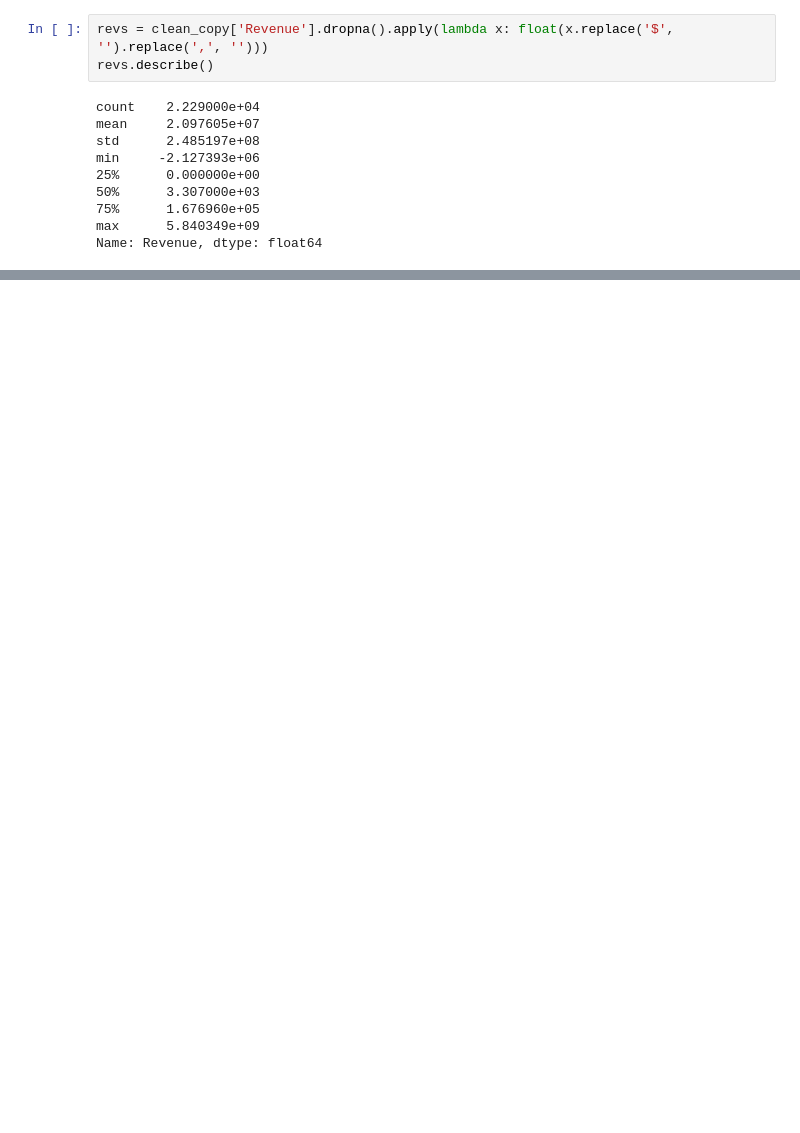
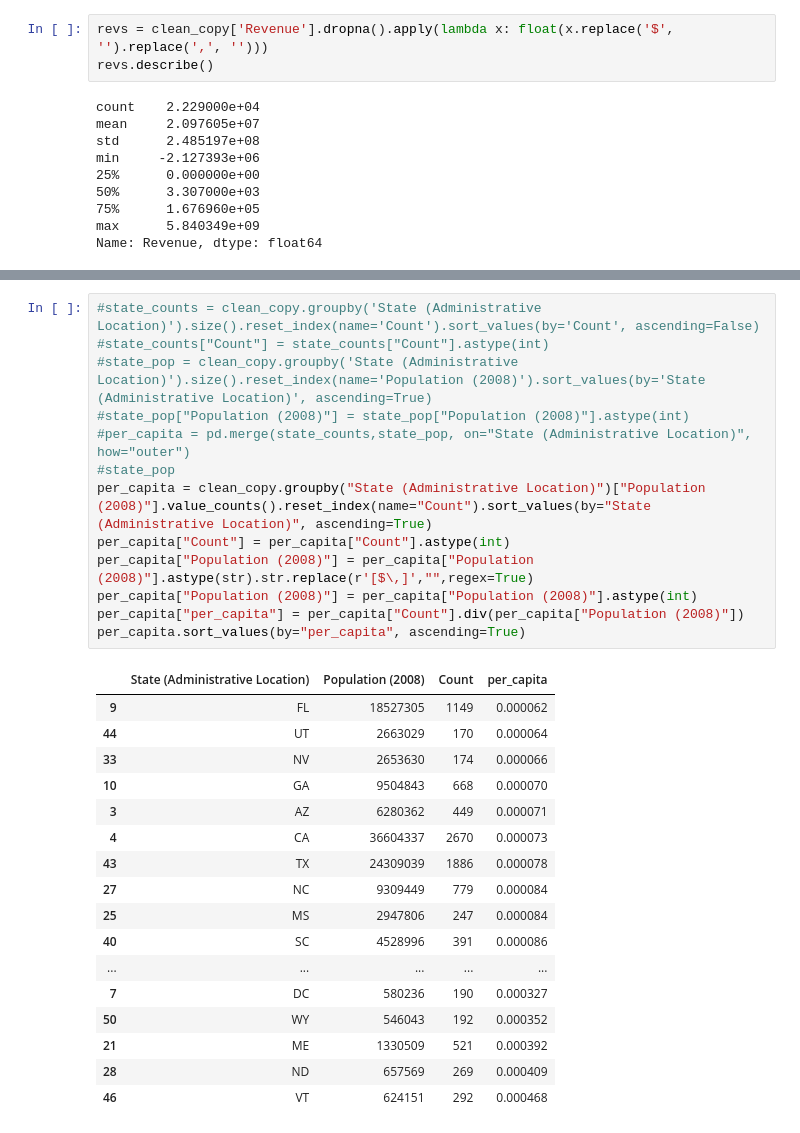
Before and after one commit to SevenDot0-Week5/MuseumsNotebook, a Jupyter notebook: MuseumNotes.ipynb, the cells around one changed output, grey strips where cells are left out. Saved outputs shown, nothing was run; the diff lists cells and outputs as text; blank space fills up the shorter version.

Commit message:
Per Capita Calculations Created

```diff
--- a/MuseumNotes.ipynb
+++ b/MuseumNotes.ipynb
@@ -376,3 +376,34 @@ display(controls, interactive_plot)
 # %% [output]
 HBox(children=(Dropdown(description='State:', layout=Layout(width='320px'), options=('AK', 'AL', 'AR', 'AZ', '…
 [interactive output not drawn]
+# %%
+#state_counts = clean_copy.groupby('State (Administrative Location)').size().reset_index(name='Count').sort_values(by='Count', ascending=False)
+#state_counts["Count"] = state_counts["Count"].astype(int)
+#state_pop = clean_copy.groupby('State (Administrative Location)').size().reset_index(name='Population (2008)').sort_values(by='State (Administrative Location)', ascending=True)
+#state_pop["Population (2008)"] = state_pop["Population (2008)"].astype(int)
+#per_capita = pd.merge(state_counts,state_pop, on="State (Administrative Location)", how="outer")
+#state_pop
+per_capita = clean_copy.groupby("State (Administrative Location)")["Population (2008)"].value_counts().reset_index(name="Count").sort_values(by="State (Administrative Location)", ascending=True)
+per_capita["Count"] = per_capita["Count"].astype(int)
+per_capita["Population (2008)"] = per_capita["Population (2008)"].astype(str).str.replace(r'[$\,]',"",regex=True)
+per_capita["Population (2008)"] = per_capita["Population (2008)"].astype(int)
+per_capita["per_capita"] = per_capita["Count"].div(per_capita["Population (2008)"])
+per_capita.sort_values(by="per_capita", ascending=True)
+# %% [output]
+|  | State (Administrative Location) | Population (2008) | Count | per_capita |
+| 9 | FL | 18527305 | 1149 | 0.000062 |
+| 44 | UT | 2663029 | 170 | 0.000064 |
+| 33 | NV | 2653630 | 174 | 0.000066 |
+| 10 | GA | 9504843 | 668 | 0.000070 |
+| 3 | AZ | 6280362 | 449 | 0.000071 |
+| 4 | CA | 36604337 | 2670 | 0.000073 |
+| 43 | TX | 24309039 | 1886 | 0.000078 |
+| 27 | NC | 9309449 | 779 | 0.000084 |
+| 25 | MS | 2947806 | 247 | 0.000084 |
+| 40 | SC | 4528996 | 391 | 0.000086 |
+| ... | ... | ... | ... | ... |
+| 7 | DC | 580236 | 190 | 0.000327 |
+| 50 | WY | 546043 | 192 | 0.000352 |
+| 21 | ME | 1330509 | 521 | 0.000392 |
+| 28 | ND | 657569 | 269 | 0.000409 |
+| 46 | VT | 624151 | 292 | 0.000468 |
```
Also changed, not shown: parts of 10 cells of this notebook.
